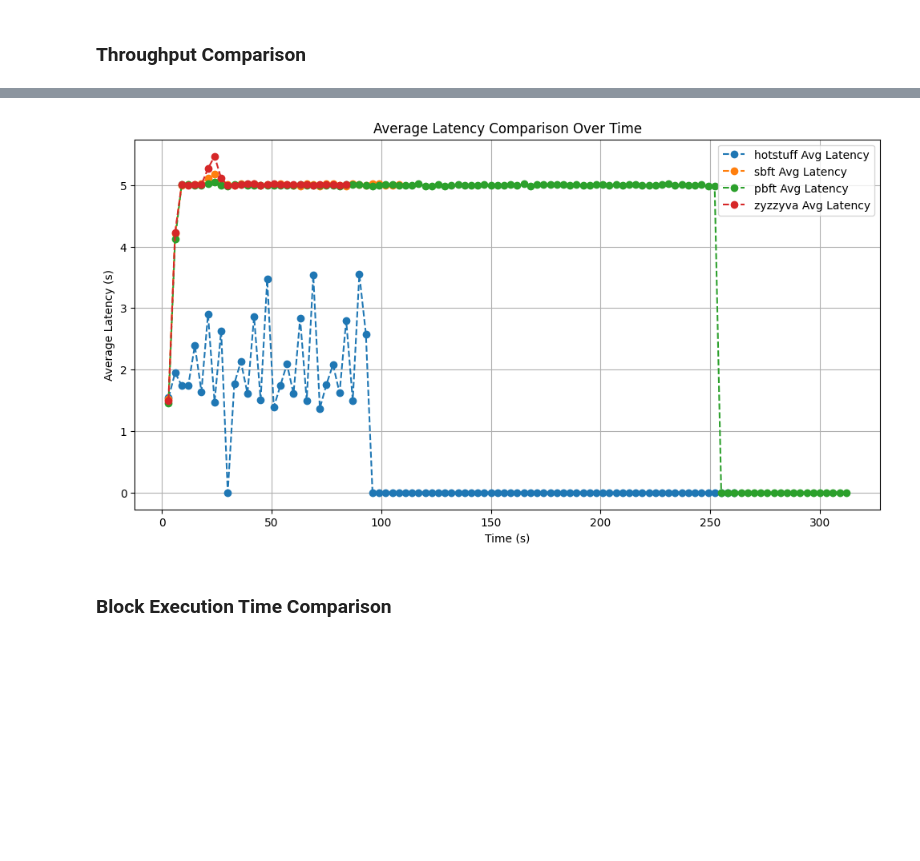
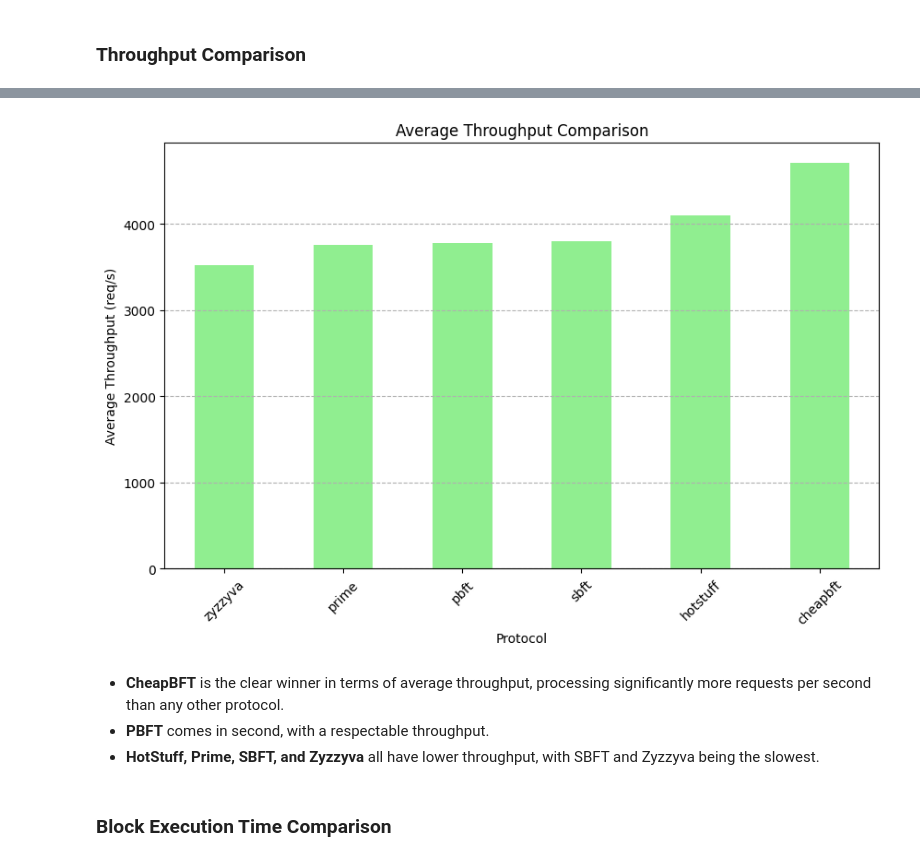
Before and after one commit to laiszig/benchmarks-bft, a Jupyter notebook: analysis/analyze_benchmarks.ipynb, the cells around one changed output, grey strips where cells are left out. Saved outputs shown, nothing was run; the diff lists cells and outputs as text; code cells hidden in the pictures; blank space fills up the shorter version.

```diff
--- a/analysis/analyze_benchmarks.ipynb
+++ b/analysis/analyze_benchmarks.ipynb
@@ -61,16 +115,19 @@ plt.show()
-# %%
-plt.figure(figsize=(12, 6))
-for protocol in df['protocol'].unique():
-    subset = df[df['protocol'] == protocol]
-    plt.plot(subset['timestamp'], subset['latency_avg_s'], label=f'{protocol} Avg Latency', marker='o', linestyle='--')
-plt.title('Average Latency Comparison Over Time')
-plt.xlabel('Time (s)')
-plt.ylabel('Average Latency (s)')
-plt.legend()
-plt.grid(True)
-plt.show()
-# %% [output]
-[figure, removed]
+# %%
+if not cleaned_df.empty:
+    plt.figure(figsize=(10, 6))
+    throughput_summary['mean'].sort_values().plot(kind='bar', color='lightgreen')
+    plt.title('Average Throughput Comparison')
+    plt.xlabel('Protocol')
+    plt.ylabel('Average Throughput (req/s)')
+    plt.xticks(rotation=45)
+    plt.grid(axis='y', linestyle='--')
+    plt.show()
+# %% [output]
+[figure, added]
+# %% [markdown]
+  - __CheapBFT__ is the clear winner in terms of average throughput, processing significantly more requests per second than any other protocol.
+  - __PBFT__ comes in second, with a respectable throughput.
+  - __HotStuff, Prime, SBFT, and Zyzzyva__ all have lower throughput, with SBFT and Zyzzyva being the slowest.
 # %% [markdown]
 ### Block Execution Time Comparison
 # %%
```
Also changed, not shown: parts of 13 cells of this notebook, 20 other files.
